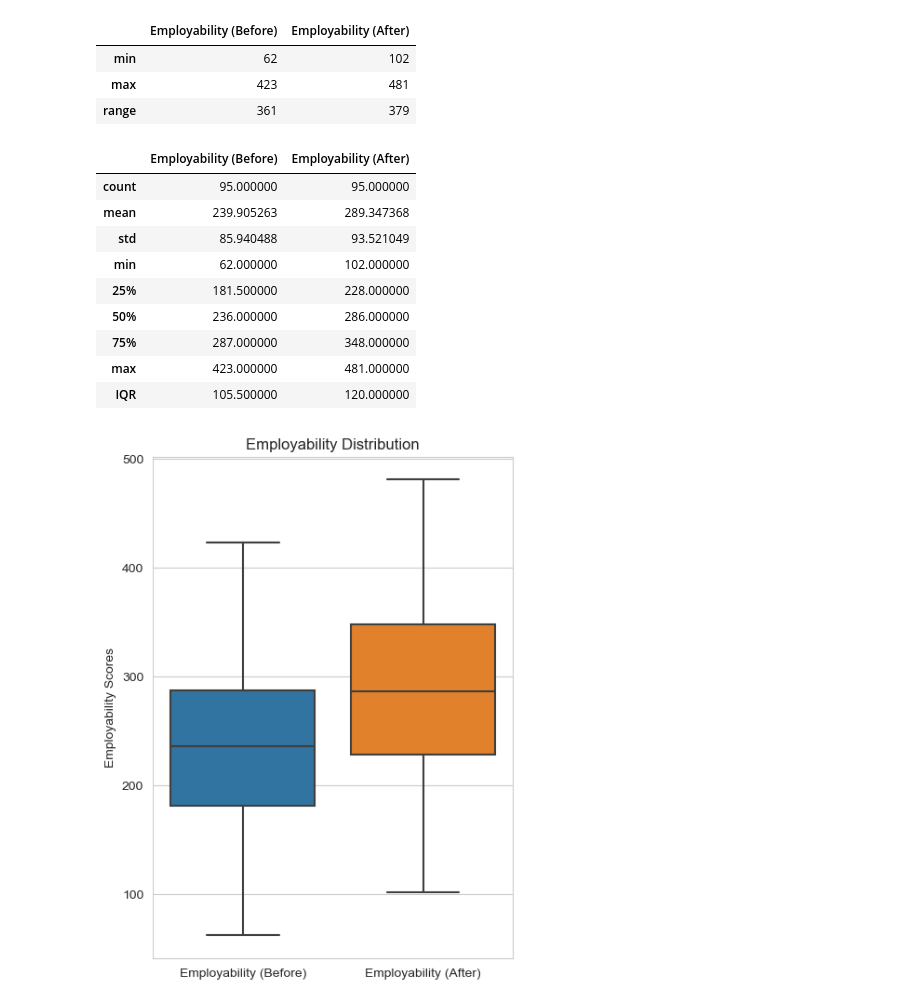
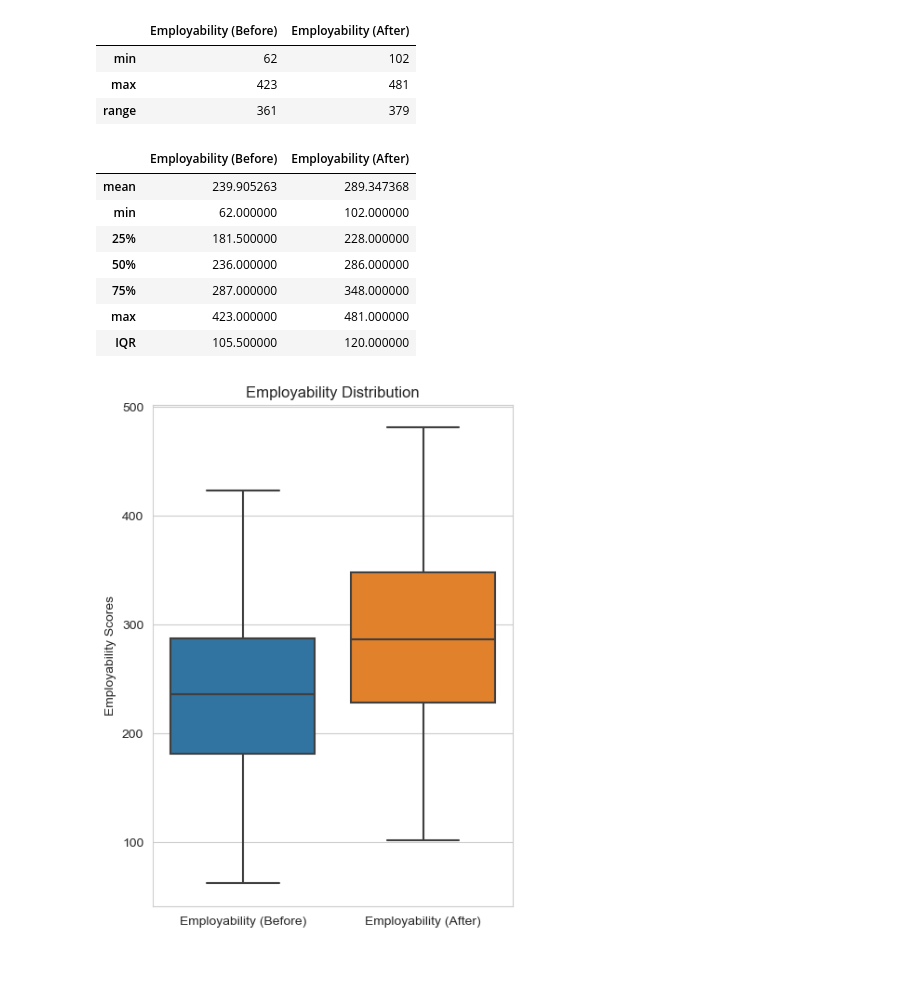
Before and after one commit to MeetPatel89/recruitment_analysis, a Jupyter notebook: notebook.ipynb, the cells around one changed output. Saved outputs shown, nothing was run; the diff lists cells and outputs as text; code cells hidden in the pictures; blank space fills up the shorter version.

```diff
--- a/notebook.ipynb
+++ b/notebook.ipynb
@@ -291,16 +291,14 @@ pd.concat([min_max, pd.DataFrame({"Employability (Before)": range_before, "Emplo
 # %%
 from scipy.stats import iqr
 
 # compute IQR for Employability (Before) and Employability (After)
 iqr_ser = student_grades.loc[:, ["Employability (Before)", "Employability (After)"]].agg(iqr)
 
 # get descriptive statistics for Employability (Before) and Employability (After) including IQR
-pd.concat([student_grades.loc[:, ["Employability (Before)", "Employability (After)"]].describe(), pd.DataFrame({"Employability (Before)": iqr_ser["Employability (Before)"], "Employability (After)": iqr_ser["Employability (After)"]}, index=["IQR"])], axis=0)
+pd.concat([student_grades.loc[:, ["Employability (Before)", "Employability (After)"]].describe().drop(index=["count", "std"]), pd.DataFrame({"Employability (Before)": iqr_ser["Employability (Before)"], "Employability (After)": iqr_ser["Employability (After)"]}, index=["IQR"])], axis=0)
 # %% [output]
 |  | Employability (Before) | Employability (After) |
-| count | 95.000000 | 95.000000 |
 | mean | 239.905263 | 289.347368 |
-| std | 85.940488 | 93.521049 |
 | min | 62.000000 | 102.000000 |
 | 25% | 181.500000 | 228.000000 |
 | 50% | 236.000000 | 286.000000 |
```
Also changed, not shown: parts of 4 cells of this notebook.
